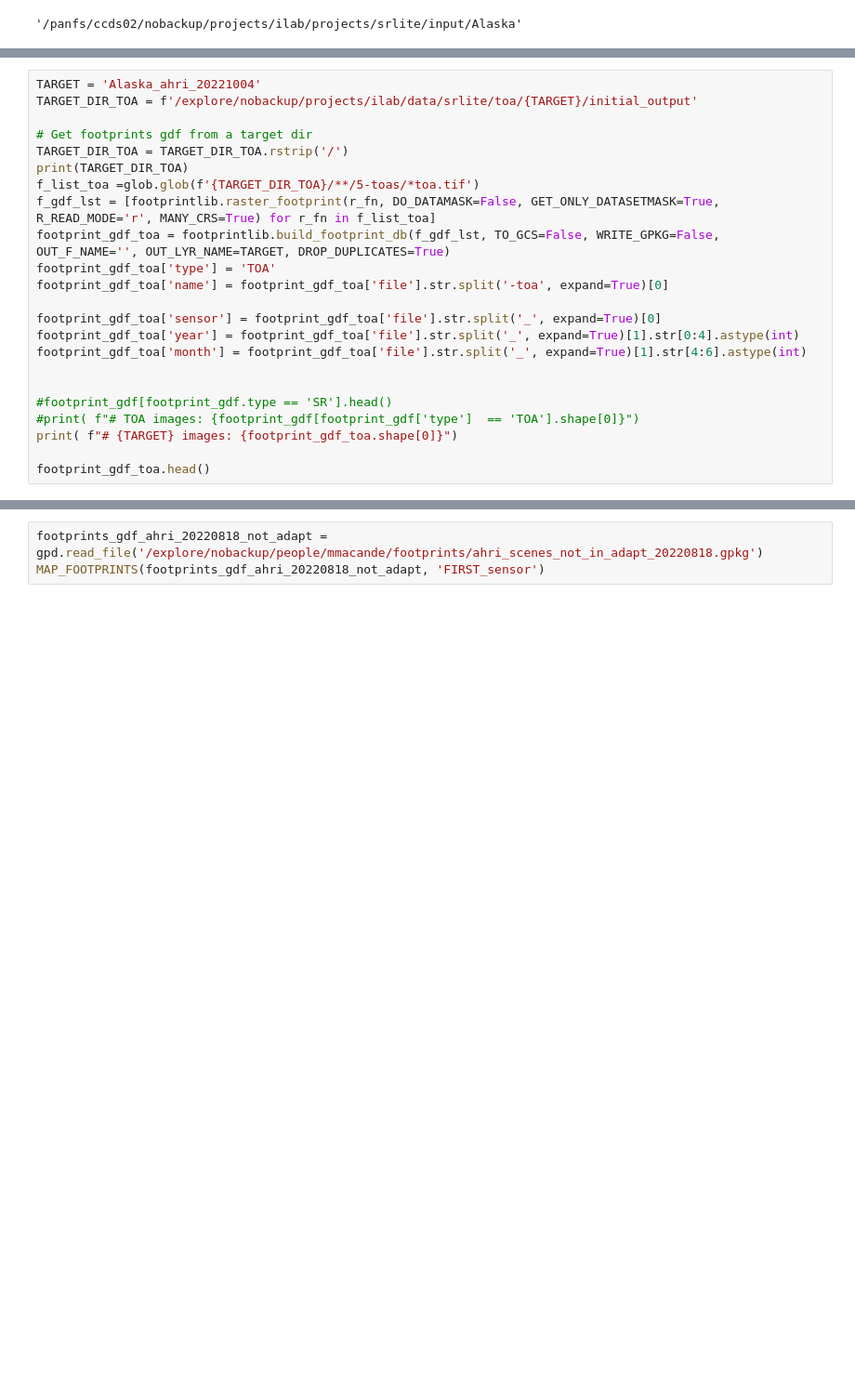
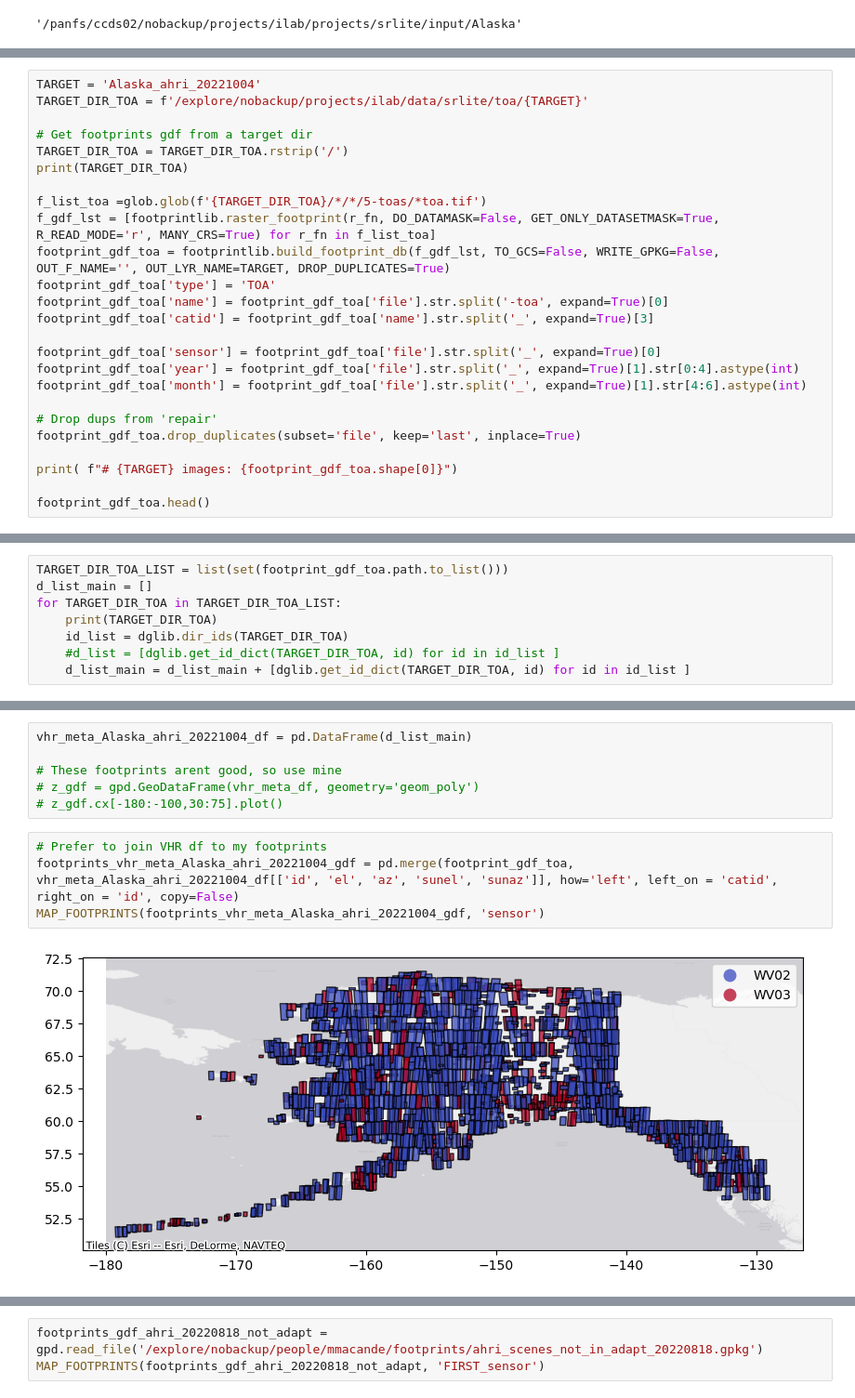
Before and after one commit to pahbs/geoscitools, a Jupyter notebook: vhr_xml_dataframe.ipynb, the cells around one changed output, grey strips where cells are left out. Shown: that part at 93% size. Drawn from its saved outputs; the diff is of its cells as text; blank space fills up the shorter version.

```diff
--- a/vhr_xml_dataframe.ipynb
+++ b/vhr_xml_dataframe.ipynb
@@ -377,23 +359,25 @@ TARGET_DIR_SR
 # %%
 TARGET = 'Alaska_ahri_20221004'
-TARGET_DIR_TOA = f'/explore/nobackup/projects/ilab/data/srlite/toa/{TARGET}/initial_output'
+TARGET_DIR_TOA = f'/explore/nobackup/projects/ilab/data/srlite/toa/{TARGET}'
 
 # Get footprints gdf from a target dir
 TARGET_DIR_TOA = TARGET_DIR_TOA.rstrip('/')
 print(TARGET_DIR_TOA)
-f_list_toa =glob.glob(f'{TARGET_DIR_TOA}/**/5-toas/*toa.tif')
+
+f_list_toa =glob.glob(f'{TARGET_DIR_TOA}/*/*/5-toas/*toa.tif')
 f_gdf_lst = [footprintlib.raster_footprint(r_fn, DO_DATAMASK=False, GET_ONLY_DATASETMASK=True, R_READ_MODE='r', MANY_CRS=True) for r_fn in f_list_toa]
 footprint_gdf_toa = footprintlib.build_footprint_db(f_gdf_lst, TO_GCS=False, WRITE_GPKG=False, OUT_F_NAME='', OUT_LYR_NAME=TARGET, DROP_DUPLICATES=True)
 footprint_gdf_toa['type'] = 'TOA'
 footprint_gdf_toa['name'] = footprint_gdf_toa['file'].str.split('-toa', expand=True)[0]
+footprint_gdf_toa['catid'] = footprint_gdf_toa['name'].str.split('_', expand=True)[3]
 
 footprint_gdf_toa['sensor'] = footprint_gdf_toa['file'].str.split('_', expand=True)[0]
 footprint_gdf_toa['year'] = footprint_gdf_toa['file'].str.split('_', expand=True)[1].str[0:4].astype(int)
 footprint_gdf_toa['month'] = footprint_gdf_toa['file'].str.split('_', expand=True)[1].str[4:6].astype(int)
 
+# Drop dups from 'repair'
+footprint_gdf_toa.drop_duplicates(subset='file', keep='last', inplace=True)
 
-#footprint_gdf[footprint_gdf.type == 'SR'].head()
-#print( f"# TOA images: {footprint_gdf[footprint_gdf['type']  == 'TOA'].shape[0]}")
 print( f"# {TARGET} images: {footprint_gdf_toa.shape[0]}")
 
 footprint_gdf_toa.head()
@@ -411,0 +398,8 @@ MAP_FOOTPRINTS(footprint_gdf_toa, 'sensor')
+# %%
+TARGET_DIR_TOA_LIST = list(set(footprint_gdf_toa.path.to_list()))
+d_list_main = []
+for TARGET_DIR_TOA in TARGET_DIR_TOA_LIST:
+    print(TARGET_DIR_TOA)
+    id_list = dglib.dir_ids(TARGET_DIR_TOA)
+    #d_list = [dglib.get_id_dict(TARGET_DIR_TOA, id) for id in id_list ]
+    d_list_main = d_list_main + [dglib.get_id_dict(TARGET_DIR_TOA, id) for id in id_list ]
@@ -411,0 +448,12 @@ MAP_FOOTPRINTS(footprint_gdf_toa, 'sensor')
+# %%
+vhr_meta_Alaska_ahri_20221004_df = pd.DataFrame(d_list_main)
+
+# These footprints arent good, so use mine
+# z_gdf = gpd.GeoDataFrame(vhr_meta_df, geometry='geom_poly')
+# z_gdf.cx[-180:-100,30:75].plot()
+# %%
+# Prefer to join VHR df to my footprints
+footprints_vhr_meta_Alaska_ahri_20221004_gdf = pd.merge(footprint_gdf_toa, vhr_meta_Alaska_ahri_20221004_df[['id', 'el', 'az', 'sunel', 'sunaz']], how='left', left_on = 'catid', right_on = 'id', copy=False)
+MAP_FOOTPRINTS(footprints_vhr_meta_Alaska_ahri_20221004_gdf, 'sensor')
+# %% [output]
+[figure, added]
```
Also changed, not shown: parts of 44 cells of this notebook, 6 other files.
